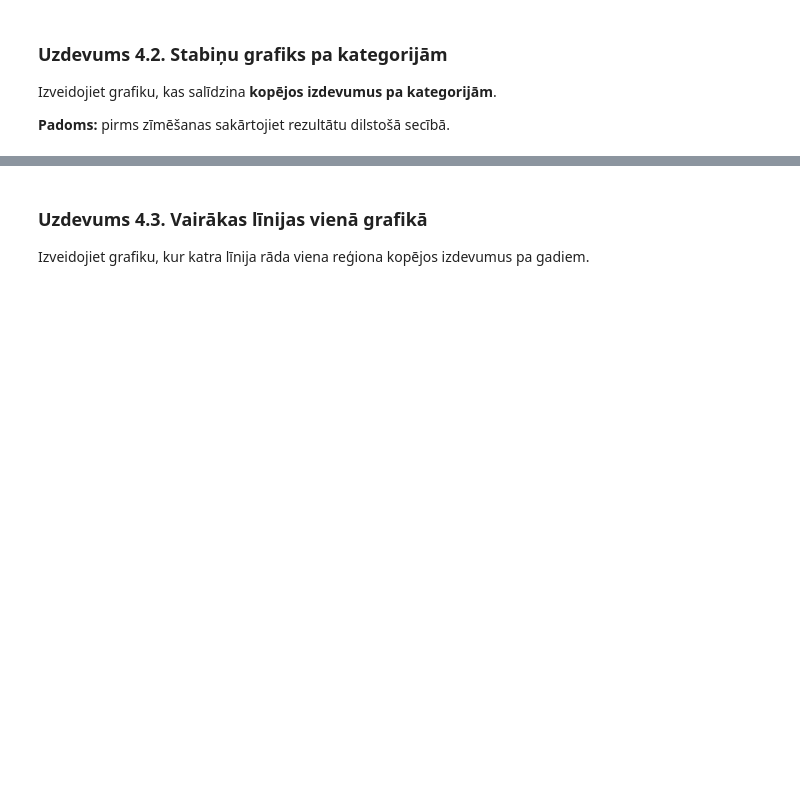
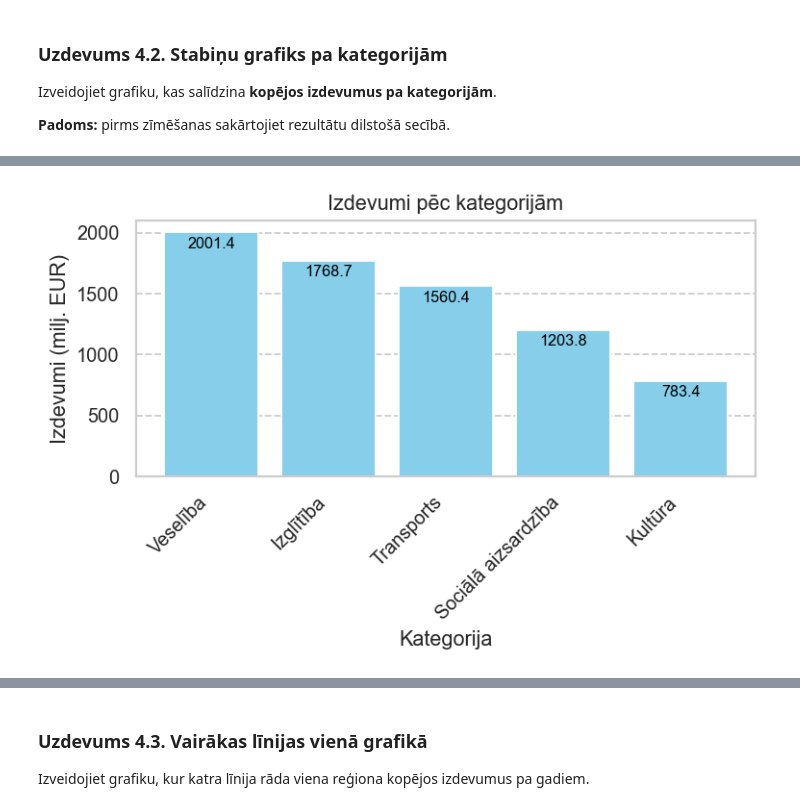
Before and after one commit to ValRCS/RTU_Digitalas_Prasmes_Excel_VBA_Python, a Jupyter notebook: notebooks/python_vizualizacija_student_lv_clear.ipynb, the cells around one changed output, grey strips where cells are left out. Saved outputs shown, nothing was run; the diff lists cells and outputs as text; code cells hidden in the pictures; blank space fills up the shorter version.

```diff
--- a/notebooks/python_vizualizacija_student_lv_clear.ipynb
+++ b/notebooks/python_vizualizacija_student_lv_clear.ipynb
@@ -299,3 +429,35 @@ Izveidojiet grafiku, kas salīdzina **kopējos izdevumus pa kategorijām**.
 # %%
 # Papildiniet stabiņu diagrammu, pievienojot vērtības virs katra stabiņa
 # Padoms: izmantojiet ciklu un `plt.text(...)`
+plt.figure(figsize=(6, 4))
+# stabiņu diagrama ar plt.bar
+plt.bar(izdevumi_pa_kategorijam["kategorija"],
+        izdevumi_pa_kategorijam["izdevumi_milj_eur"],
+        color='skyblue')
+# pagriežam pa 45 xticks
+plt.xticks(rotation=45, ha='right')
+
+# ar ciklu iesim cauri izdevumi_milj_eur kolonas vertībam
+# un katru vērtību pievienosim attiecīgā stabiņā
+for index, value in enumerate(izdevumi_pa_kategorijam["izdevumi_milj_eur"]):
+    # plt.text(index, value, f'{value:.1f}', ha='center', va='bottom') # kur likt katrā stabiņā
+    # we want the value shown inside each bar centered, so we can adjust the y position to be slightly below the top of the bar
+    y_position = value - 150 # adjust this value as needed to position the text inside the bar
+    plt.text(index, y_position, f'{value:.1f}', ha='center', va='bottom', color='black', fontsize=9)
+
+
+# pieliekam virsrakstu un x un y axis apzīmējumus
+plt.title("Izdevumi pēc kategorijām")
+plt.xlabel("Kategorija")
+plt.ylabel("Izdevumi (milj. EUR)")
+# noņemam nost visu grid
+plt.grid(False)
+# rādam tikai y ass grid ar linestyle = --
+plt.gca().yaxis.grid(True, linestyle='--')
+# saglabāsim grafiku PNG failā
+plt.tight_layout() # tight lai var redzēt visus apzīmējumus
+plt.savefig("izdevumi_pa_kategorijam_ar_vertibam.png", dpi=300, bbox_inches='tight')
+
+plt.show()
+# %% [output]
+[figure, added]
```
Also changed, not shown: parts of 16 cells of this notebook, 3 other files.
